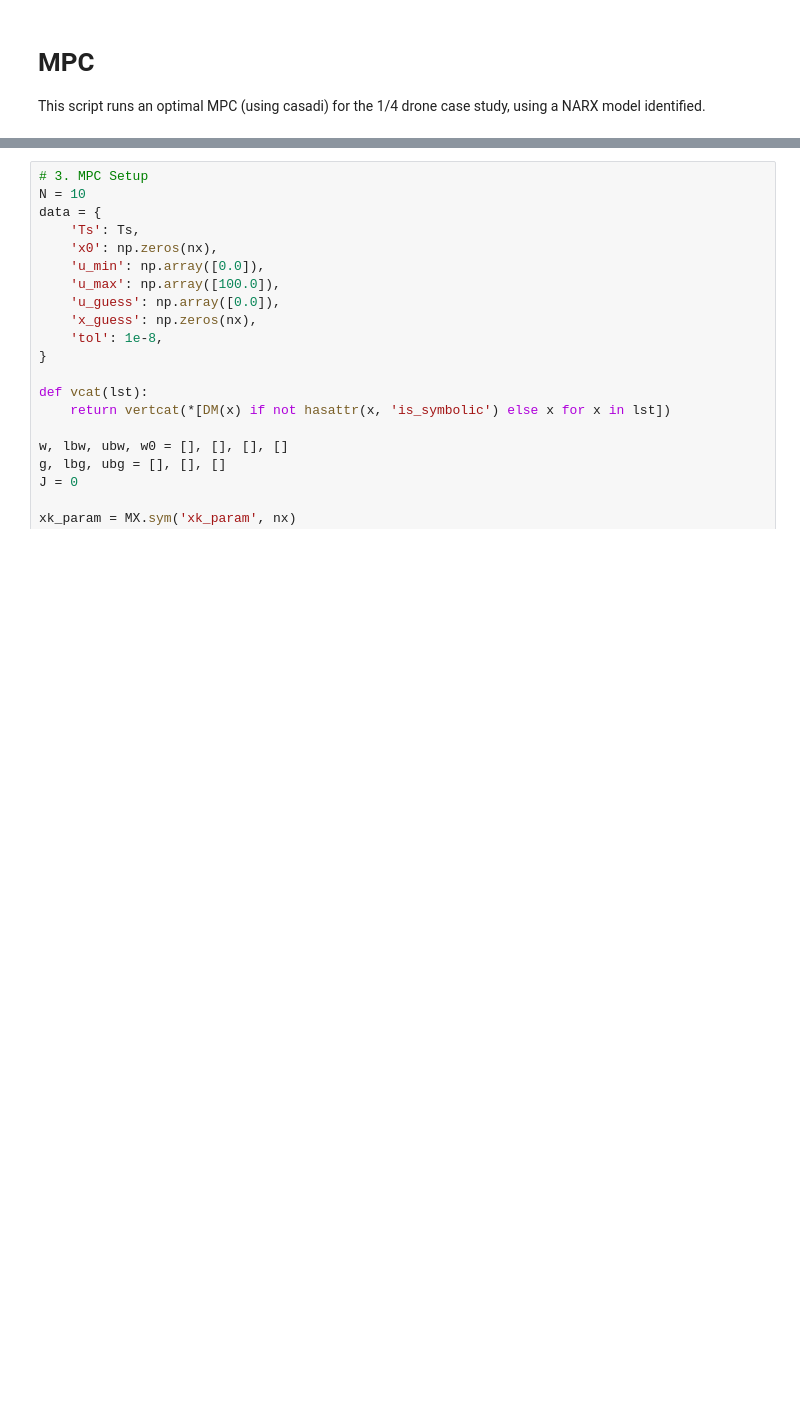
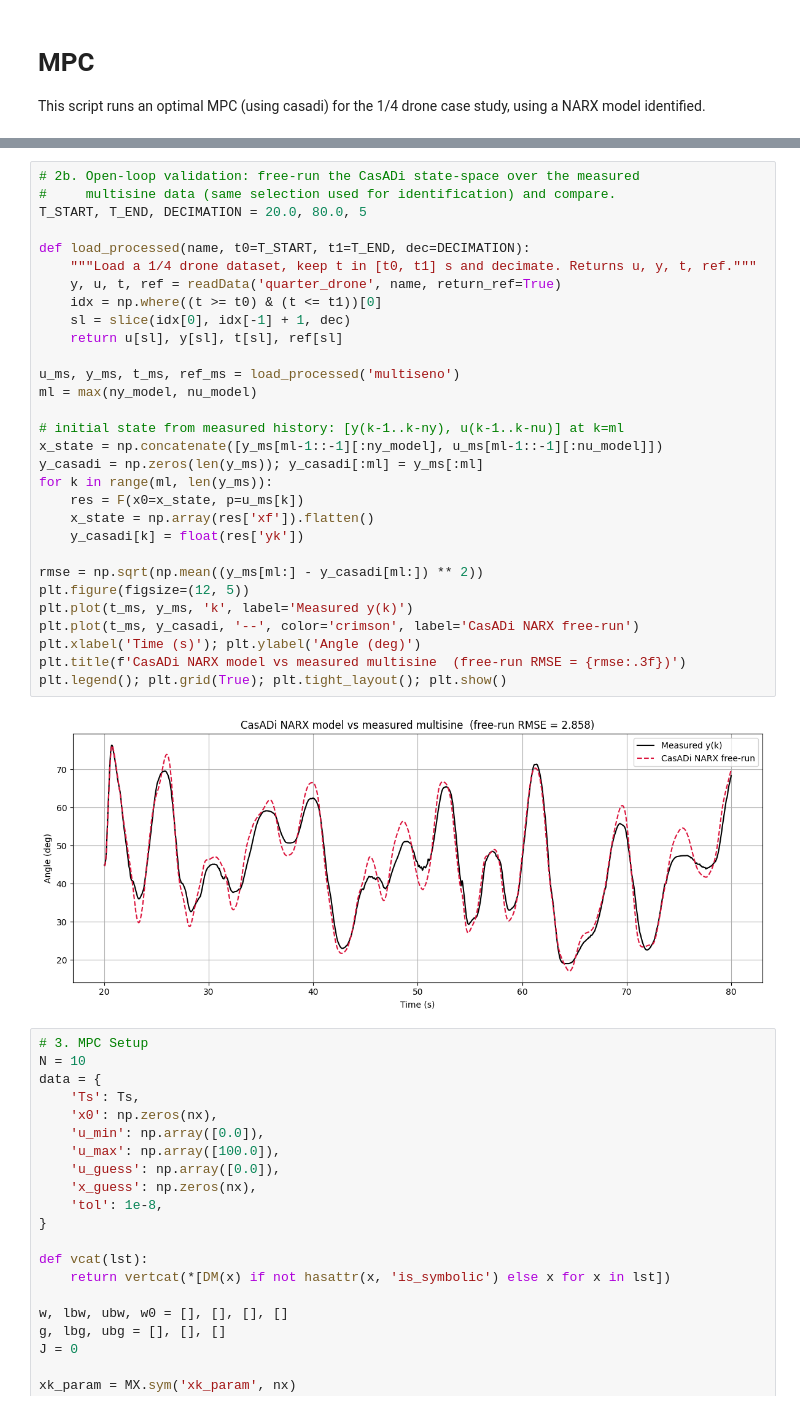
Before and after one commit to helonayala/sysid, a Jupyter notebook: narx_mpc_14_drone.ipynb, the cells around one changed output, grey strips where cells are left out. Drawn from its saved outputs; the diff is of its cells as text; blank space fills up the shorter version.

```diff
--- a/narx_mpc_14_drone.ipynb
+++ b/narx_mpc_14_drone.ipynb
@@ -45,3 +69,35 @@ F = Function('F', [x, u_sym], [x_next, y_k], ['x0', 'p'], ['xf', 'yk'])
+# %%
+# 2b. Open-loop validation: free-run the CasADi state-space over the measured
+#     multisine data (same selection used for identification) and compare.
+T_START, T_END, DECIMATION = 20.0, 80.0, 5
+
+def load_processed(name, t0=T_START, t1=T_END, dec=DECIMATION):
+    """Load a 1/4 drone dataset, keep t in [t0, t1] s and decimate. Returns u, y, t, ref."""
+    y, u, t, ref = readData('quarter_drone', name, return_ref=True)
+    idx = np.where((t >= t0) & (t <= t1))[0]
+    sl = slice(idx[0], idx[-1] + 1, dec)
+    return u[sl], y[sl], t[sl], ref[sl]
+
+u_ms, y_ms, t_ms, ref_ms = load_processed('multiseno')
+ml = max(ny_model, nu_model)
+
+# initial state from measured history: [y(k-1..k-ny), u(k-1..k-nu)] at k=ml
+x_state = np.concatenate([y_ms[ml-1::-1][:ny_model], u_ms[ml-1::-1][:nu_model]])
+y_casadi = np.zeros(len(y_ms)); y_casadi[:ml] = y_ms[:ml]
+for k in range(ml, len(y_ms)):
+    res = F(x0=x_state, p=u_ms[k])
+    x_state = np.array(res['xf']).flatten()
+    y_casadi[k] = float(res['yk'])
+
+rmse = np.sqrt(np.mean((y_ms[ml:] - y_casadi[ml:]) ** 2))
+plt.figure(figsize=(12, 5))
+plt.plot(t_ms, y_ms, 'k', label='Measured y(k)')
+plt.plot(t_ms, y_casadi, '--', color='crimson', label='CasADi NARX free-run')
+plt.xlabel('Time (s)'); plt.ylabel('Angle (deg)')
+plt.title(f'CasADi NARX model vs measured multisine  (free-run RMSE = {rmse:.3f})')
+plt.legend(); plt.grid(True); plt.tight_layout(); plt.show()
+# %% [output]
+[figure, added]
 # %%
 # 3. MPC Setup
 N = 10
```
Also changed, not shown: parts of 13 cells of this notebook.
